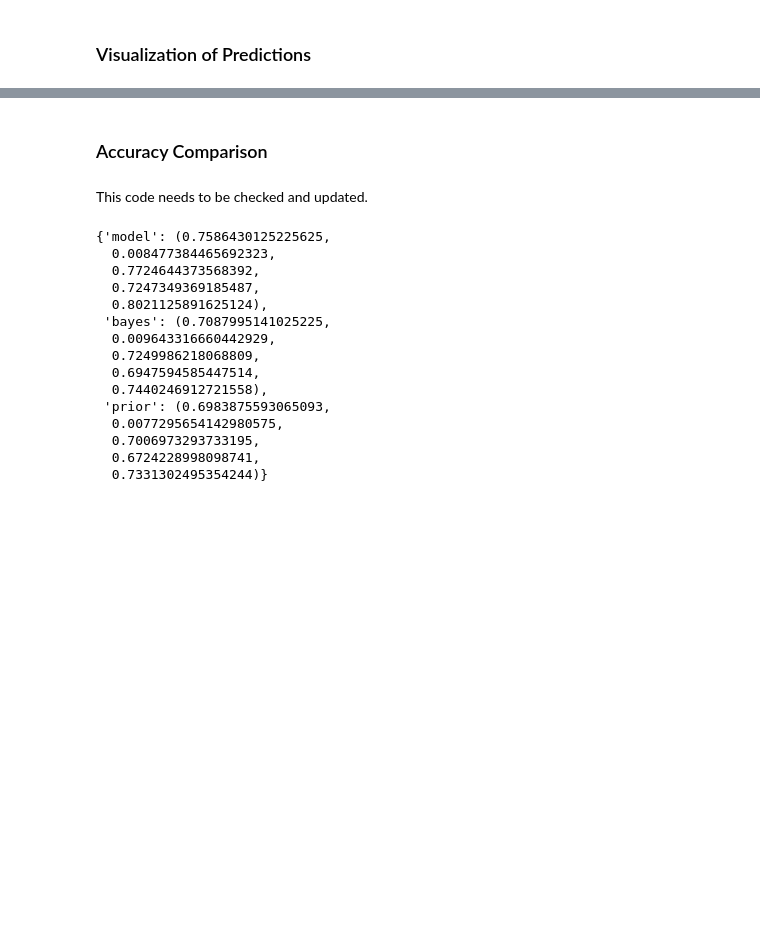
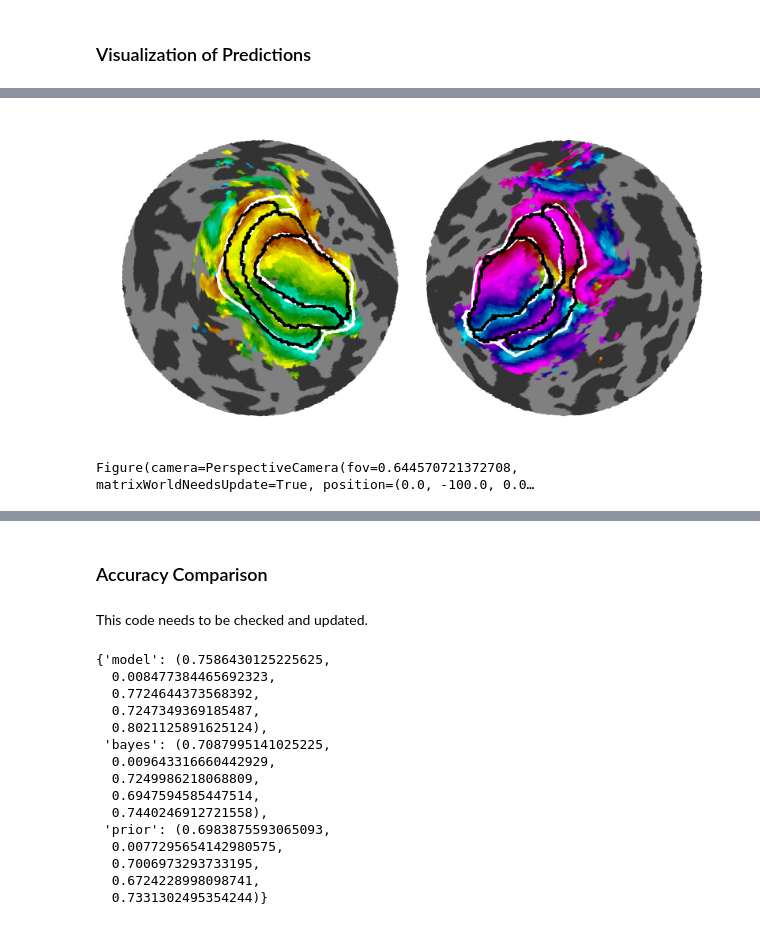
Before and after one commit to noahbenson/visual-autolabel, a Jupyter notebook: train-unet.ipynb, the cells around one changed output, grey strips where cells are left out. Drawn from its saved outputs; the diff is of its cells as text; code cells hidden in the pictures; blank space fills up the shorter version.

```diff
--- a/train-unet.ipynb
+++ b/train-unet.ipynb
@@ -306,3 +667,75 @@ hist = train_until(training_plan, model_key='2022-04-15_01')
+# %%
+sid = 131217
+sub = valsubjects[sid]
+fmaps = {h: ny.to_flatmap('occipital_pole', sub.hemis[h])
+         for h in ['lh','rh']}
+
+(fig,axs) = plt.subplots(1,2, figsize=(5, 2.5), dpi=72*8)
+fig.subplots_adjust(0,0,1,1,0,0)
+
+for (h,ax) in zip(['lh','rh'], axs):
+    fmap = fmaps[h]
+    ny.cortex_plot(fmap, axes=ax,
+                   color='prf_polar_angle',
+                   mask=('prf_variance_explained', 0.1, 1))
+    # Add lines.
+    for (pnm,clr) in zip(['visual_area','func_visual_area'],
+                         ['w', 'k']):
+        p = fmap.prop(pnm)
+        (u,v) = fmap.tess.indexed_edges
+        ii = p[u] != p[v]
+        xy = fmap.coordinates
+        xy = np.mean([xy[:,u[ii]], xy[:,v[ii]]], axis=0)
+        ax.scatter(xy[0],xy[1], c=clr, s=0.5)
+    # Turn off axes.
+    ax.axis('off')
+# %% [output]
+[figure, added]
+# %%
+sid = 131217
+surf = 'inflated'
+
+rot = {'lh': [0,0,-np.pi/4],
+       'rh': [0,0,np.pi/4]}
+trl = {'lh': [-50, 0, 0],
+       'rh': [50, 0, 0]}
+pathdata = ny.data['hcp_lines'].native_paths['mean']
+
+#fig = ipv.figure(width=800,height=400)
+
+sub = valsubjects[sid]
+lh = sub.lh.surface(surf).rotate(rot['lh']).translate(trl['lh'])
+rh = sub.rh.surface(surf).rotate(rot['rh']).translate(trl['rh'])
+fig = ny.cortex_plot(lh, figure=fig,
+                     color='prf_polar_angle',
+                     mask=('prf_variance_explained', 0.1, 1))
+ny.cortex_plot(rh, figure=fig,
+               color='prf_polar_angle',
+               mask=('prf_variance_explained', 0.1, 1))
+
+lines = {'iso_angle': ['V1_ventral','V1_dorsal',
+                       'V2_ventral','V2_dorsal',
+                       'V3_ventral','V3_dorsal'],
+         'iso_eccen': ['7']}
+for (k,lns) in lines.items():
+    for ln in lns:
+        for h in ['lh','rh']:
+            from neuropythy.geometry.util import rotation_matrix_3D
+            pdat = pathdata[sid][h][k][ln]
+            xyz = pdat.coordinates[surf]
+            (pitch,roll,yaw) = rot[h]
+            rm = np.dot(np.dot(rotation_matrix_3D([1,0,0], pitch),
+                               rotation_matrix_3D([0,1,0], roll)),
+                    rotation_matrix_3D([0,0,1], yaw))
+            xyz = np.dot(rm, xyz)
+            xyz = xyz + np.array(trl[h])[:,None]
+            (x,y,z) = xyz
+            ipv.scatter(x, y, z, color='black', size=0.4)
+
+#ipv.show()
+fig
+# %% [output]
+Figure(camera=PerspectiveCamera(fov=0.644570721372708, matrixWorldNeedsUpdate=True, position=(0.0, -100.0, 0.0…
 # %%
 # Parameters
 #------------------------------------------------------------------------------
```
Also changed, not shown: parts of 25 cells of this notebook.
